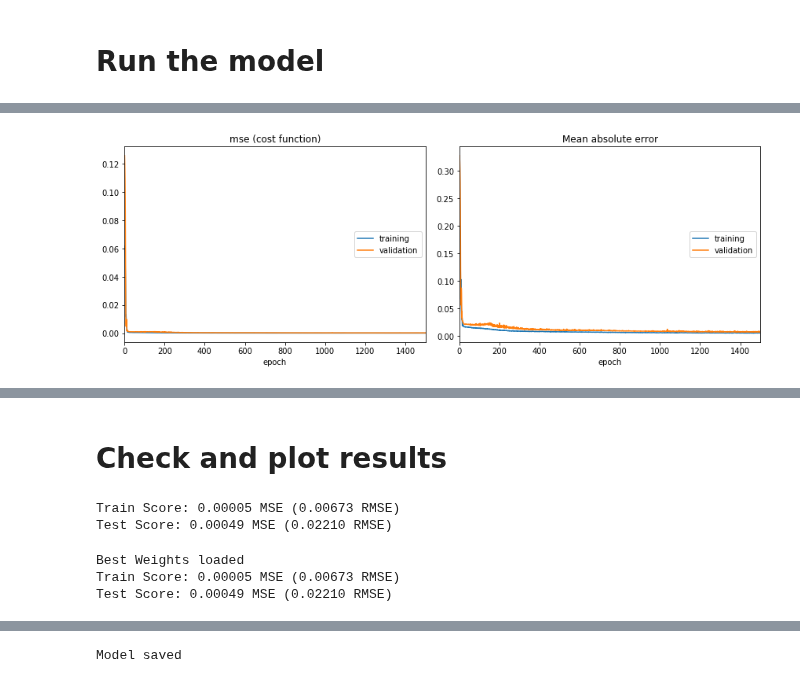
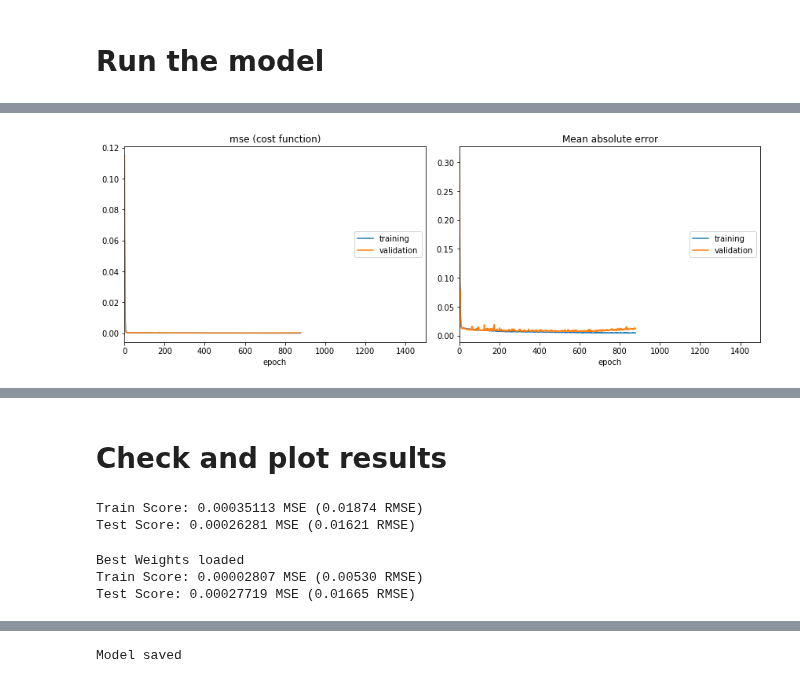
Before and after one commit to pablomarin/Meetups-Data-AI-DFW, a Jupyter notebook: Meetup10-Lab-stockdemo.ipynb, the cells around one changed output, grey strips where cells are left out. Cells and saved outputs as stored; diff of their text form; code cells hidden in the pictures.

```diff
--- a/Meetup10-Lab-stockdemo.ipynb
+++ b/Meetup10-Lab-stockdemo.ipynb
@@ -119,7 +190,7 @@ def load_data(stock, seq_len):
 def build_model(moving_window, num_features):
         d = 0.3
         model = Sequential()
-        model.add(LSTM(64, input_shape=(moving_window, num_features), return_sequences=False))
+        model.add(LSTM(96, input_shape=(moving_window, num_features), return_sequences=False))
         model.add(Dropout(d))
         model.add(Dense(16, kernel_initializer="uniform", activation="relu"))
         model.add(Dense(1, kernel_initializer="uniform",activation='relu'))
@@ -129,7 +200,7 @@ def build_model(moving_window, num_features):
 # Run the model
 # %%
 window = 10
-X_train, y_train, X_test, y_test = load_data(df[::-1], window)
+X_train, y_train, X_test, y_test = prepare_data_for_modeling(df[::-1], window)
 print("X_train", X_train.shape)
 print("y_train", y_train.shape)
 print("X_test", X_test.shape)
@@ -162,28 +233,23 @@ Non-trainable params: 0
 _________________________________________________________________
 None
 # %%
-# checkpoint
-SHARE_ROOT = "./stockdemo-model/"
-
-# We'll serialize the model in json format
-LSTM_MODEL = SHARE_ROOT + 'modellstm.json'
-
-# and store the weights in h5
-MODEL_WEIGHTS = SHARE_ROOT + 'modellstm.h5'
-
-checkpoint = keras.callbacks.ModelCheckpoint(MODEL_WEIGHTS, monitor='val_mean_absolute_error', verbose=1, save_best_only=True, mode='min')
+# checkpoint callback
+checkpoint = keras.callbacks.ModelCheckpoint(MODEL_WEIGHTS, monitor='val_loss', verbose=1, save_best_only=True, mode='min')
+# %%
+# early stop callback
+earlystop = keras.callbacks.EarlyStopping(monitor='val_loss', min_delta=0, patience=200, verbose=1, mode='min')
 # %%
 %%time
 from livelossplot import PlotLossesKeras
 
 #Step 3 Train the model
 history = model.fit(
     X_train,
     y_train,
-    batch_size=1024,
+    batch_size=512,
     epochs=1500,
     validation_split=0.1,
     verbose=0,
-    callbacks=[PlotLossesKeras(), checkpoint])
+    callbacks=[PlotLossesKeras(), checkpoint, earlystop])
 # %% [output]
-[figure, old version]
+[figure, new version]
@@ -196,13 +263,13 @@ Wall time: 8min 18s
 import math
 
 trainScore = model.evaluate(X_train, y_train, verbose=0)
-print('Train Score: %.5f MSE (%.5f RMSE)' % (trainScore[0], math.sqrt(trainScore[0])))
+print('Train Score: %.8f MSE (%.5f RMSE)' % (trainScore[0], math.sqrt(trainScore[0])))
 
 testScore = model.evaluate(X_test, y_test, verbose=0)
-print('Test Score: %.5f MSE (%.5f RMSE)' % (testScore[0], math.sqrt(testScore[0])))
+print('Test Score: %.8f MSE (%.5f RMSE)' % (testScore[0], math.sqrt(testScore[0])))
 # %% [output]
-Train Score: 0.00005 MSE (0.00673 RMSE)
-Test Score: 0.00049 MSE (0.02210 RMSE)
+Train Score: 0.00035113 MSE (0.01874 RMSE)
+Test Score: 0.00026281 MSE (0.01621 RMSE)
 # %%
 #bring the best weights and see test scores again
 
@@ -211,12 +278,12 @@ model.load_weights(MODEL_WEIGHTS)
 print("Best Weights loaded")
 
 trainScore = model.evaluate(X_train, y_train, verbose=0)
-print('Train Score: %.5f MSE (%.5f RMSE)' % (trainScore[0], math.sqrt(trainScore[0])))
+print('Train Score: %.8f MSE (%.5f RMSE)' % (trainScore[0], math.sqrt(trainScore[0])))
 
 testScore = model.evaluate(X_test, y_test, verbose=0)
-print('Test Score: %.5f MSE (%.5f RMSE)' % (testScore[0], math.sqrt(testScore[0])))
+print('Test Score: %.8f MSE (%.5f RMSE)' % (testScore[0], math.sqrt(testScore[0])))
 # %% [output]
 Best Weights loaded
-Train Score: 0.00005 MSE (0.00673 RMSE)
-Test Score: 0.00049 MSE (0.02210 RMSE)
+Train Score: 0.00002807 MSE (0.00530 RMSE)
+Test Score: 0.00027719 MSE (0.01665 RMSE)
 # %%
```
Also changed, not shown: parts of 32 cells of this notebook, 12 other files.
